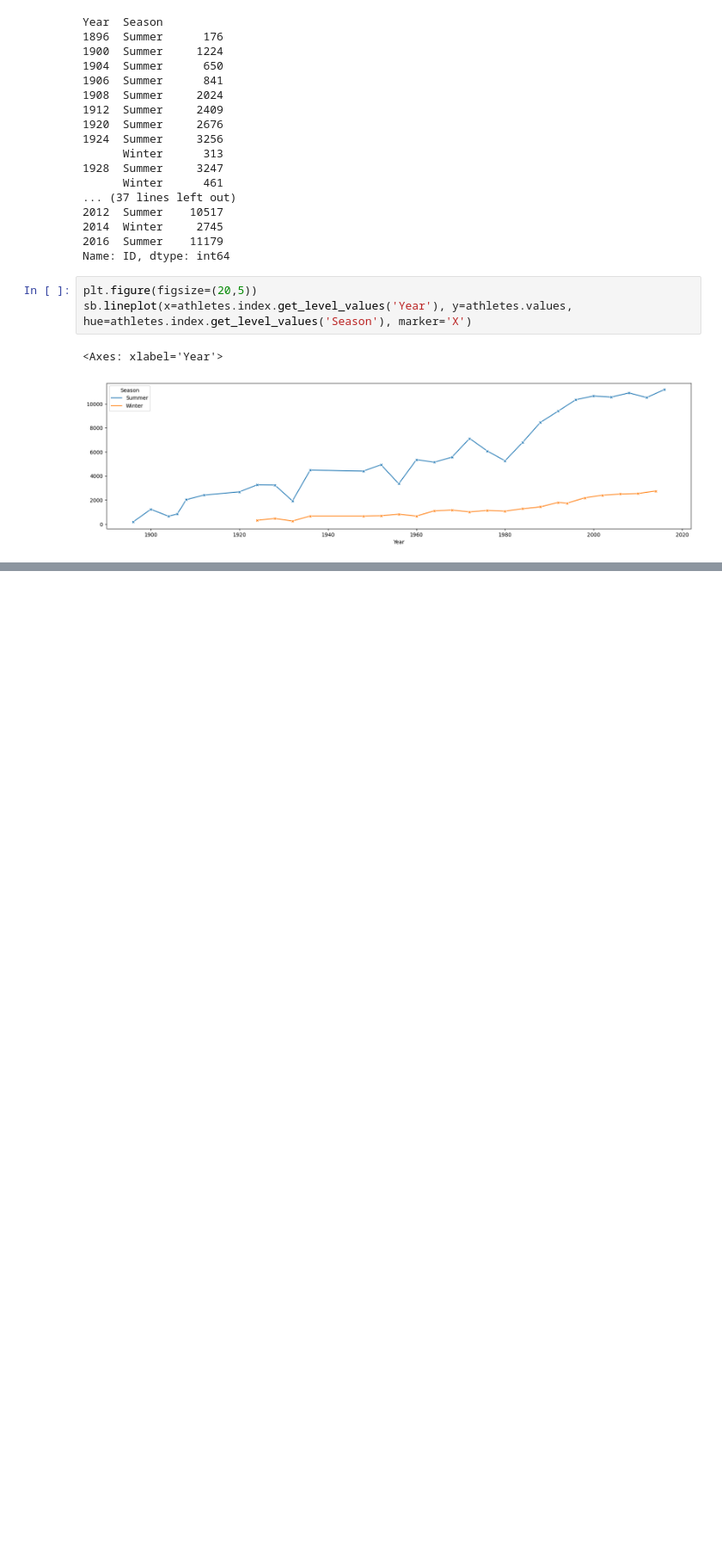
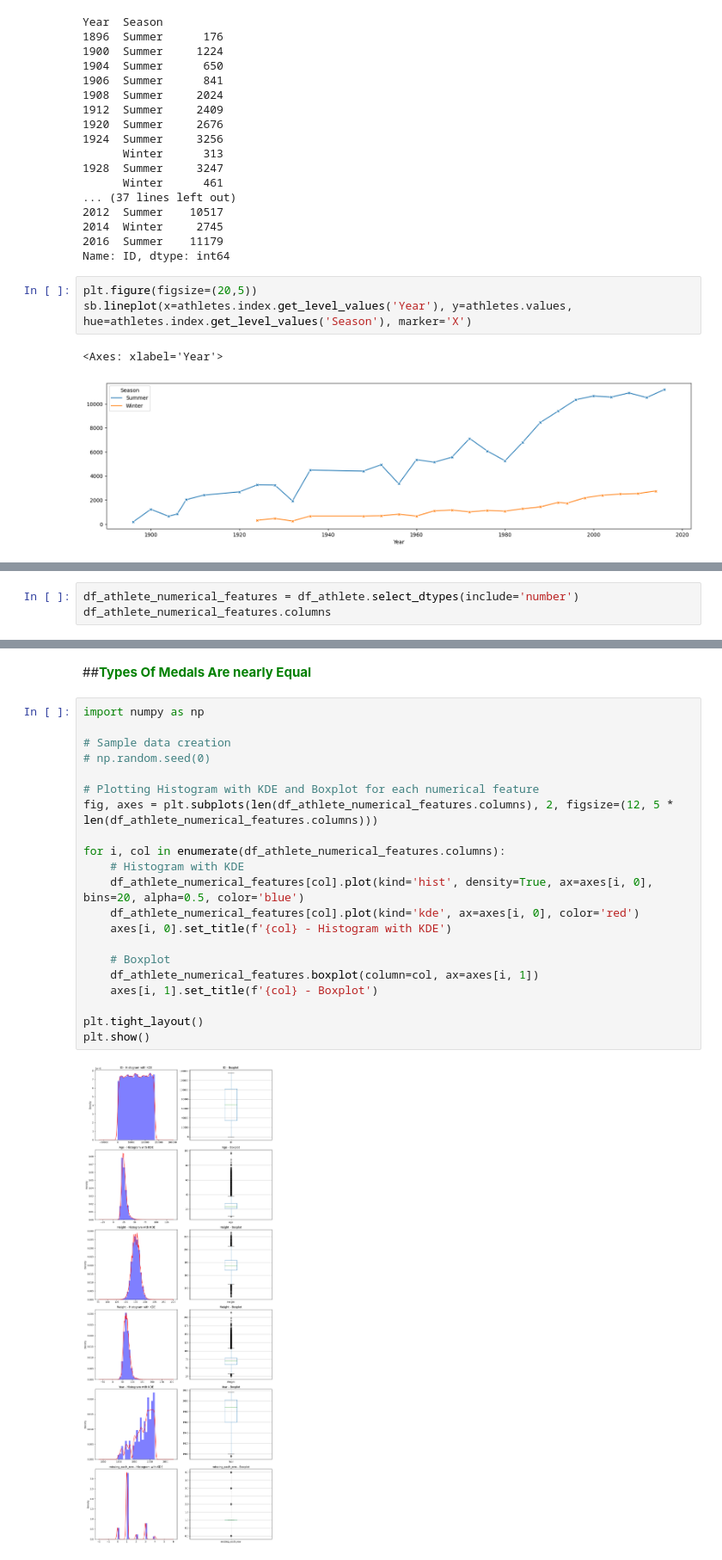
Before and after one commit to ibrahembero/SHAI_Assignments, a Jupyter notebook: Data_Analysis_of_Olympic_Solution.ipynb, the cells around one changed output, grey strips where cells are left out. Shown: that part at 86% size. Cells and saved outputs as stored; diff of their text form; blank space fills up the shorter version.

```diff
--- a/Data_Analysis_of_Olympic_Solution.ipynb
+++ b/Data_Analysis_of_Olympic_Solution.ipynb
@@ -292,0 +379,3 @@ sb.lineplot(x=athletes.index.get_level_values('Year'), y=athletes.values, hue=at
+# %%
+df_athlete_numerical_features = df_athlete.select_dtypes(include='number')
+df_athlete_numerical_features.columns
@@ -292,0 +470,25 @@ sb.lineplot(x=athletes.index.get_level_values('Year'), y=athletes.values, hue=at
+# %% [markdown]
+##<font color='green'>**Types Of Medals Are nearly Equal**</font>
+# %%
+import numpy as np
+
+# Sample data creation
+# np.random.seed(0)
+
+# Plotting Histogram with KDE and Boxplot for each numerical feature
+fig, axes = plt.subplots(len(df_athlete_numerical_features.columns), 2, figsize=(12, 5 * len(df_athlete_numerical_features.columns)))
+
+for i, col in enumerate(df_athlete_numerical_features.columns):
+    # Histogram with KDE
+    df_athlete_numerical_features[col].plot(kind='hist', density=True, ax=axes[i, 0], bins=20, alpha=0.5, color='blue')
+    df_athlete_numerical_features[col].plot(kind='kde', ax=axes[i, 0], color='red')
+    axes[i, 0].set_title(f'{col} - Histogram with KDE')
+
+    # Boxplot
+    df_athlete_numerical_features.boxplot(column=col, ax=axes[i, 1])
+    axes[i, 1].set_title(f'{col} - Boxplot')
+
+plt.tight_layout()
+plt.show()
+# %% [output]
+[figure, added]
```
Also changed, not shown: parts of 33 cells of this notebook.
